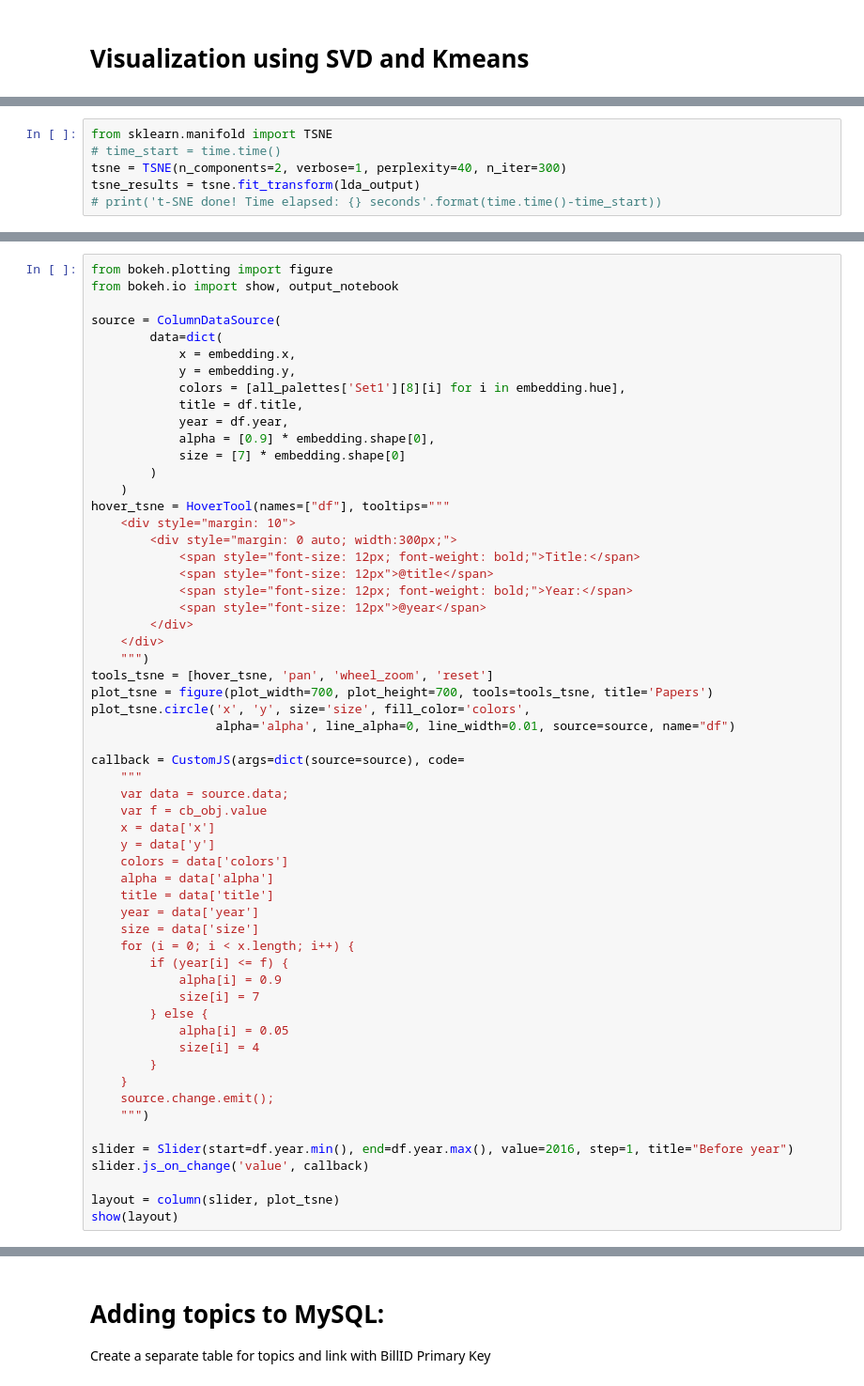
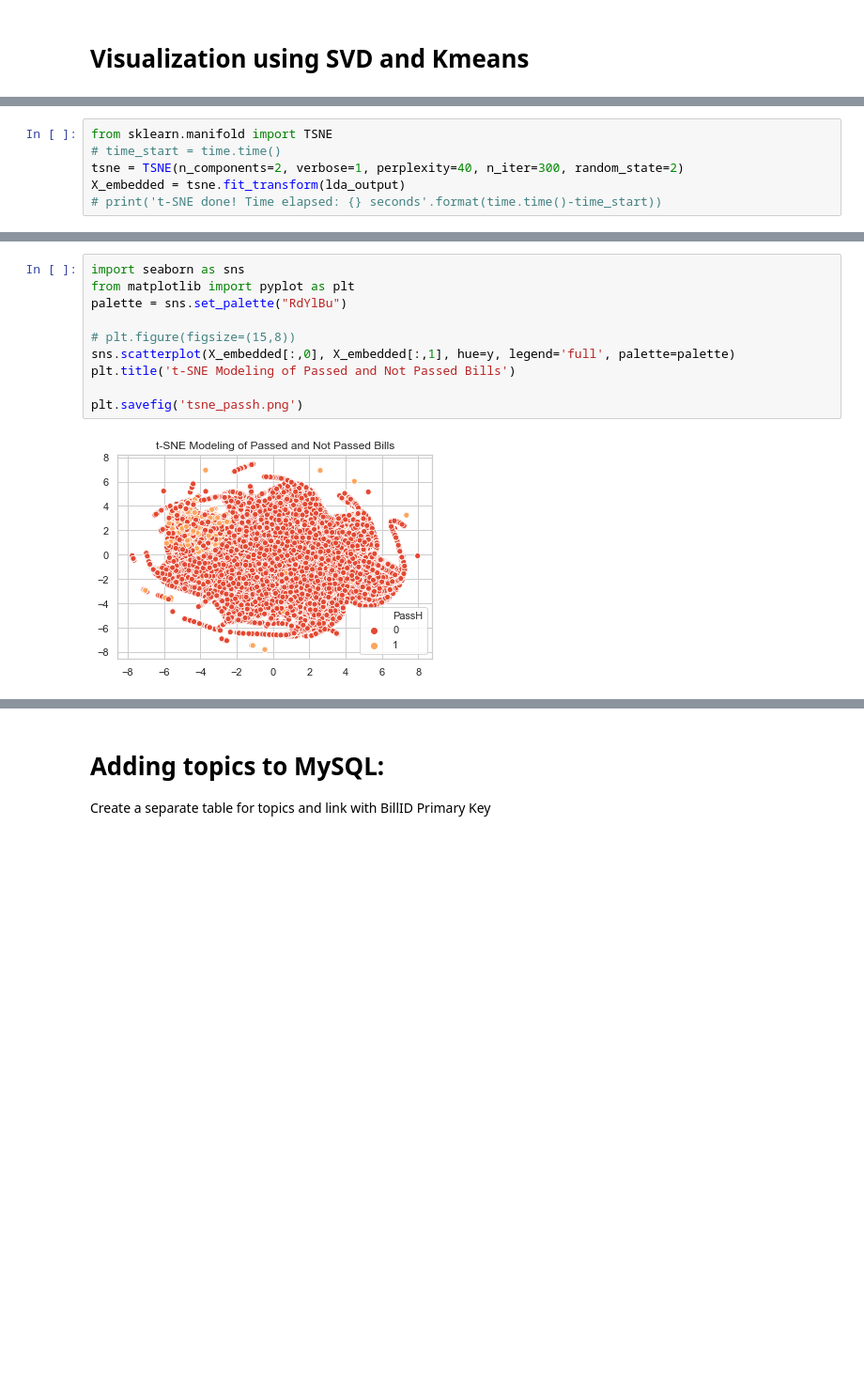
Before and after one commit to mellymillionz/Congressional_Bill_Passage_Analysis, a Jupyter notebook: Completed_LDA_Topics.ipynb, the cells around one changed output, grey strips where cells are left out. Shown at 94% size. Cells and saved outputs as stored; diff of their text form; blank space fills up the shorter version.

```diff
--- a/Completed_LDA_Topics.ipynb
+++ b/Completed_LDA_Topics.ipynb
@@ -667,6 +671,6 @@ plt.title("Congressional Bill Topic Clusters", )
 # %%
 from sklearn.manifold import TSNE
 # time_start = time.time()
-tsne = TSNE(n_components=2, verbose=1, perplexity=40, n_iter=300)
-tsne_results = tsne.fit_transform(lda_output)
+tsne = TSNE(n_components=2, verbose=1, perplexity=40, n_iter=300, random_state=2)
+X_embedded = tsne.fit_transform(lda_output)
 # print('t-SNE done! Time elapsed: {} seconds'.format(time.time()-time_start))
@@ -680,58 +695,12 @@ embedding['hue'] = embedding.argmax(axis=1)
-# %%
-from bokeh.plotting import figure
-from bokeh.io import show, output_notebook
-
-source = ColumnDataSource(
-        data=dict(
-            x = embedding.x,
-            y = embedding.y,
-            colors = [all_palettes['Set1'][8][i] for i in embedding.hue],
-            title = df.title,
-            year = df.year,
-            alpha = [0.9] * embedding.shape[0],
-            size = [7] * embedding.shape[0]
-        )
-    )
-hover_tsne = HoverTool(names=["df"], tooltips="""
-    <div style="margin: 10">
-        <div style="margin: 0 auto; width:300px;">
-            <span style="font-size: 12px; font-weight: bold;">Title:</span>
-            <span style="font-size: 12px">@title</span>
-            <span style="font-size: 12px; font-weight: bold;">Year:</span>
-            <span style="font-size: 12px">@year</span>
-        </div>
-    </div>
-    """)
-tools_tsne = [hover_tsne, 'pan', 'wheel_zoom', 'reset']
-plot_tsne = figure(plot_width=700, plot_height=700, tools=tools_tsne, title='Papers')
-plot_tsne.circle('x', 'y', size='size', fill_color='colors',
-                 alpha='alpha', line_alpha=0, line_width=0.01, source=source, name="df")
-
-callback = CustomJS(args=dict(source=source), code=
-    """
-    var data = source.data;
-    var f = cb_obj.value
-    x = data['x']
-    y = data['y']
-    colors = data['colors']
-    alpha = data['alpha']
-    title = data['title']
-    year = data['year']
-    size = data['size']
-    for (i = 0; i < x.length; i++) {
-        if (year[i] <= f) {
-            alpha[i] = 0.9
-            size[i] = 7
-        } else {
-            alpha[i] = 0.05
-            size[i] = 4
-        }
-    }
-    source.change.emit();
-    """)
-
-slider = Slider(start=df.year.min(), end=df.year.max(), value=2016, step=1, title="Before year")
-slider.js_on_change('value', callback)
-
-layout = column(slider, plot_tsne)
-show(layout)
+# %%
+import seaborn as sns
+from matplotlib import pyplot as plt
+palette = sns.set_palette("RdYlBu")
+
+# plt.figure(figsize=(15,8))
+sns.scatterplot(X_embedded[:,0], X_embedded[:,1], hue=y, legend='full', palette=palette)
+plt.title('t-SNE Modeling of Passed and Not Passed Bills')
+
+plt.savefig('tsne_passh.png')
+# %% [output]
+[figure, added]
```
Also changed, not shown: parts of 26 cells of this notebook.
